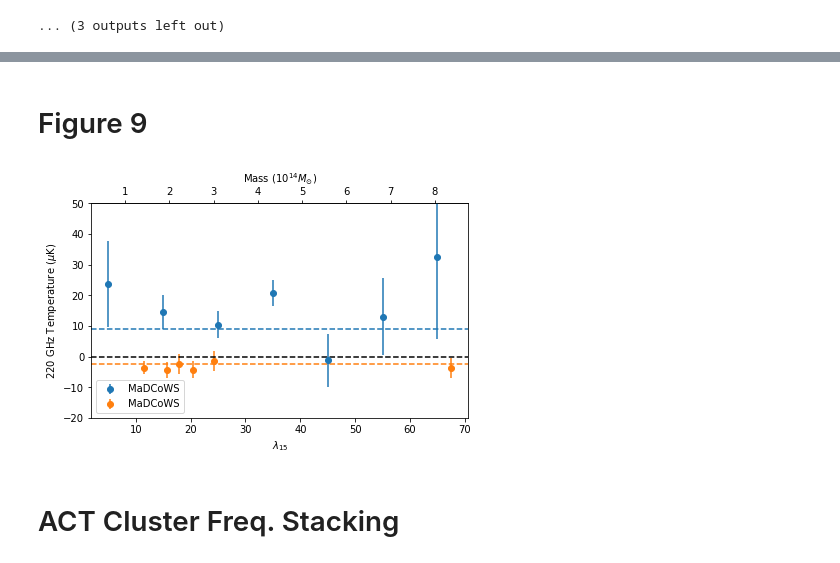
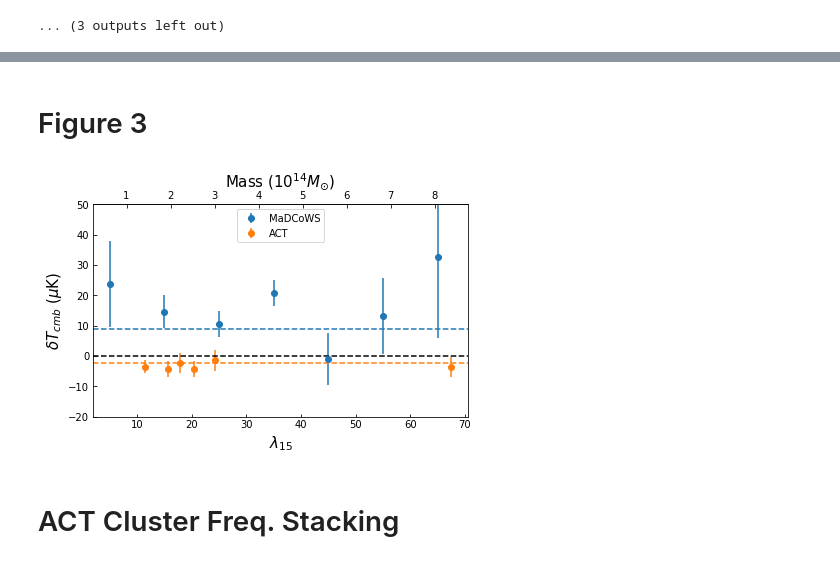
Before and after one commit to Sulla2012/madcowsclusters, a Jupyter notebook: PS Statistics.ipynb, the cells around one changed output, grey strips where cells are left out. Cells and saved outputs as stored; diff of their text form; code cells hidden in the pictures.

Commit message:
plotting changes for consistancy

```diff
--- a/PS Statistics.ipynb
+++ b/PS Statistics.ipynb
@@ -718,6 +661,8 @@ ValueError: shape mismatch: objects cannot be broadcast to a single shape
 # %% [markdown]
-# Figure 9
+# Figure 3
 # %%
+mdcw_freq_dict = pk.load(open('ps_dict.p', 'rb'))
+act_freq_dict = pk.load(open('act_ps_dict.p', 'rb'))
 
 mdcw_220 = mdcw_freq_dict['220']
 act_220 = act_freq_dict['220']
@@ -727,39 +672,44 @@ act_catalog = fits.open('/gpfs/fs0/project/r/rbond/jorlo/cluster_catalogs/DR5_cl
 mass = act_catalog[1].data['M500']
 
 nbins = 6
 perc = np.percentile(mass, np.linspace(0,100, nbins+1))
 
 def upscale(x):
     return x*(100/(max(mass)-min(mass)))
 def downscale(x):
     return x/(100/(max(mass)-min(mass)))
 
 xrange = range(5,75, 10)
 
 act_xrange = []
 for i in range(nbins):
     act_xrange.append((perc[i]+perc[i+1])/2*(100/(max(mass)-min(mass))))
 
 
 fig, ax = plt.subplots(constrained_layout=True)
 
 plt.errorbar(xrange, mdcw_220['central_t'], yerr = mdcw_220['map_var'], label = 'MaDCoWS',fmt='--o', linestyle = 'none')
-plt.errorbar(act_xrange, act_220['central_t'], yerr = act_220['map_var'], label = 'MaDCoWS',fmt='--o', linestyle = 'none')
+plt.errorbar(act_xrange, act_220['central_t'], yerr = act_220['map_var'], label = 'ACT',fmt='--o', linestyle = 'none')
 
-plt.legend(loc = 3)
-plt.xlabel(r'$\lambda_{15}$')
-plt.ylabel(r'$220$ GHz Temperature ($\mu$K)')
+plt.legend(loc = 'upper center')
+ax.tick_params(direction='in')
+
+size = 15
+
+plt.xlabel(r'$\lambda_{15}$',fontsize=size)
+plt.ylabel(r'$\delta T_{cmb}$ ($\mu$K)',fontsize=size)
 plt.ylim(-20,50)
 plt.axhline(y=0, color='k', linestyle = '--')
 plt.axhline(y=8.9, c= 'tab:blue', linestyle = '--')
 plt.axhline(y=-2.3, c= 'tab:orange', linestyle = '--')
 
 secax = ax.secondary_xaxis('top', functions=(downscale, upscale))
-secax.set_xlabel(r'Mass ($10^{14} M_{\odot})$')
+secax.tick_params(direction = 'in')
+secax.set_xlabel(r'Mass ($10^{14} M_{\odot})$', fontsize=size)
 plt.savefig('./plots/PS_freq/220_central_temp.pdf')
 plt.savefig('./plots/PS_freq/220_central_temp.png', dpi = 300)
 # %% [output]
-[figure, old version]
+[figure, new version]
 # %% [markdown]
 # ACT Cluster Freq. Stacking
 # %%
```
Also changed, not shown: parts of 2 cells of this notebook, 3 other files.
